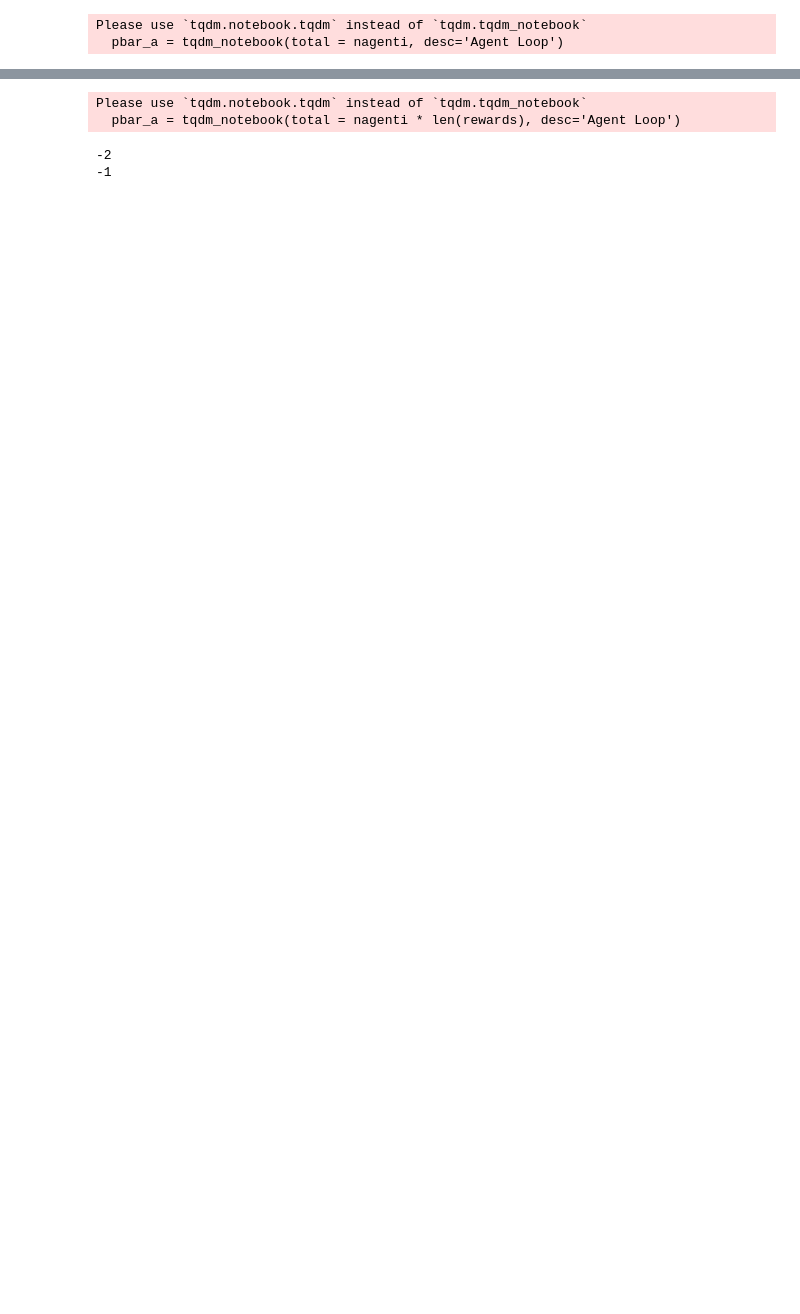
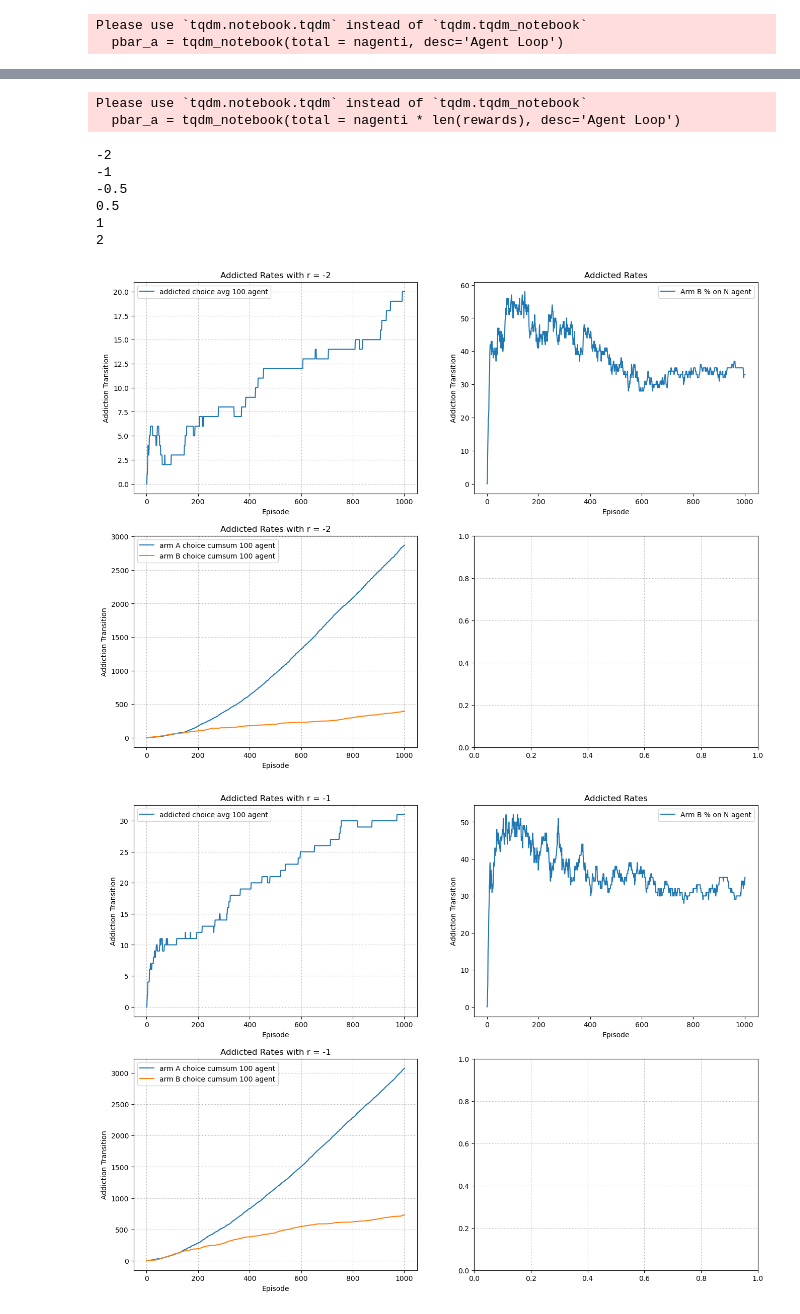
Before and after one commit to Gabriele-Maggi/ProgettoIA-2024, a Jupyter notebook: Notebooks/EnvTest.ipynb, the cells around one changed output, grey strips where cells are left out. Drawn from its saved outputs; the diff is of its cells as text; code cells hidden in the pictures; blank space fills up the shorter version.

```diff
--- a/Notebooks/EnvTest.ipynb
+++ b/Notebooks/EnvTest.ipynb
@@ -786,7 +754,7 @@ NameError: name 'recommender_h' is not defined
 # agenti
 agents = []
 addiction_states = []
-rewards = [-2, -1, 1, 2]
+rewards = [-2, -1, -0.5, 0.5, 1, 2]
 
 
 # parametri
@@ -797,7 +765,7 @@ nagenti = 100
 
 
 pbar_a = tqdm_notebook(total = nagenti * len(rewards), desc='Agent Loop')
-timestamps = env.get_iter()+2
+timestamps = env.get_iter() + 2
 
 ie = 0.4
 ed = ie / (timestamps / 2)  # reduce the exploration over time
@@ -832,16 +800,27 @@ for r in rewards:
         #     Epsilon = 0.1,
         #     MBUS = 1,
         # )
-        agent = MFLearningAgent(
+        # agent = MFLearningAgent(
+        #     learning_rate = lr,
+        #     initial_epsilon = ie,
+        #     epsilon_decay = ed,
+        #     final_epsilon = fe,
+        # )
+        agent = MBLearningAgent(
             learning_rate = lr,
             initial_epsilon = ie,
             epsilon_decay = ed,
             final_epsilon = fe,
+            mbus = 5,
+            discount_factor = 0.3
         )
         agents.append(agent)
 
     mean_addictive_agent = np.zeros([nagenti, timestamps])
     mean_arms_t = np.zeros([nagenti, timestamps])
+
+    mean_arma_t = np.zeros([nagenti, timestamps])
+    mean_armb_t = np.zeros([nagenti, timestamps])
     # mean_rewardb_recom = np.zeros(timestamps)
     # mean_rewarda_recom = np.zeros(timestamps)
 
@@ -858,21 +837,25 @@ for r in rewards:
 
         addicted_count = 0
         healthy_count = 0
-        ad_count = 0
-
+        arma_count = 0
+        armb_count = 0
         n_t = 0
         while not done:
-
+            n_t += 1
             action = agent.get_action(obs)
             next_obs, reward, terminated, truncated, info = env.step(action)
 
             agent.update(obs, action, reward, terminated, next_obs)
 
             #conto stati
-            if(obs==3 and action == 4):
-                ad_count += 1
+            if(obs == 3 and next_obs == 2 and reward != 0):
+                mean_armb_t[n_a][n_t] += 1
+
             if(obs == 3 and next_obs == 4):
+                mean_arma_t[n_a][n_t] += 1
+            if(obs == 3 and action == 4):
                 addicted_count +=  1
+
             if(obs == 2 and next_obs == 1):
                 healthy_count += 1
 
@@ -881,10 +864,10 @@ for r in rewards:
             done = terminated or truncated
             obs = next_obs
 
+
             # rewards_reco = env.get_rewards()
             # mean_rewardb_recom[n_t] += rewards_reco[1]
             # mean_rewarda_recom[n_t] += rewards_reco[0]
-
             if addicted_count > healthy_count:
                 mean_addictive_agent[n_a][n_t] = 1
                 #print("ad")
@@ -892,9 +875,8 @@ for r in rewards:
                 mean_addictive_agent[n_a][n_t] = 0
 
 
-            n_t += 1
 
-        # arms = env.unwrapped.get_statistics()
+            # arms = env.unwrapped.get_statistics()
             mean_arms_t[n_a][n_t] = env.unwrapped.get_arms()
 
         n_a += 1
@@ -904,41 +886,69 @@ for r in rewards:
     print(r)
     perc_agent = []
     perc_recom = []
+    perc_arma = []
+    perc_armb = []
+
+    arma = 0
+    armb = 0
     for t in range(timestamps):
         s = 0
         s1 = 0
+
         for a in range(nagenti):
+            arma += mean_arma_t[a][t]
+            armb += mean_armb_t[a][t]
             s1 += mean_arms_t[a][t]
             s += mean_addictive_agent[a][t]
         perc_agent.append((s / nagenti) * 100)
         perc_recom.append((s1 / nagenti) * 100)
+
+        perc_arma.append(arma)
+        perc_armb.append(armb)
     #print(perc_agent)
 
     plt.figure(figsize=(16, 12))
     plt.subplot(2, 2, 1)
     plt.plot(perc_agent, label=f"addicted choice avg {nagenti} agent")
     plt.title(f"Addicted Rates with r = {r}")
     plt.xlabel('Episode')
     plt.ylabel('Addiction Transition')
     plt.legend()
     # plt.axvline(x=50, color='pink')  # Add red line at x=50
     plt.grid(True, linestyle=':', color='gray', alpha=0.7)
 
     plt.subplot(2, 2, 2)
     plt.plot(perc_recom, label='Arm B % on N agent')
     plt.title('Addicted Rates')
     plt.xlabel('Episode')
     plt.ylabel('Addiction Transition')
     plt.legend()
 
+    plt.subplot(2, 2, 3)
+    plt.plot(perc_arma, label=f"arm A choice cumsum {nagenti} agent")
+    plt.plot(perc_armb, label=f"arm B choice cumsum {nagenti} agent")
+    plt.title(f"Addicted Rates with r = {r}")
+    plt.xlabel('Episode')
+    plt.ylabel('Addiction Transition')
+    plt.legend()
+    # plt.axvline(x=50, color='pink')  # Add red line at x=50
+    plt.grid(True, linestyle=':', color='gray', alpha=0.7)
+
+    plt.subplot(2, 2, 4)
     plt.grid(True, linestyle=':', color='gray', alpha=0.7)
 
 
 
 
 pbar_a.close()
 # %% [output]
 Please use `tqdm.notebook.tqdm` instead of `tqdm.tqdm_notebook`
   pbar_a = tqdm_notebook(total = nagenti * len(rewards), desc='Agent Loop')
 -2
 -1
+-0.5
+0.5
+1
+2
+[figure, added]
+[figure, added]
```
Also changed, not shown: parts of 46 cells of this notebook, 2 other files.
